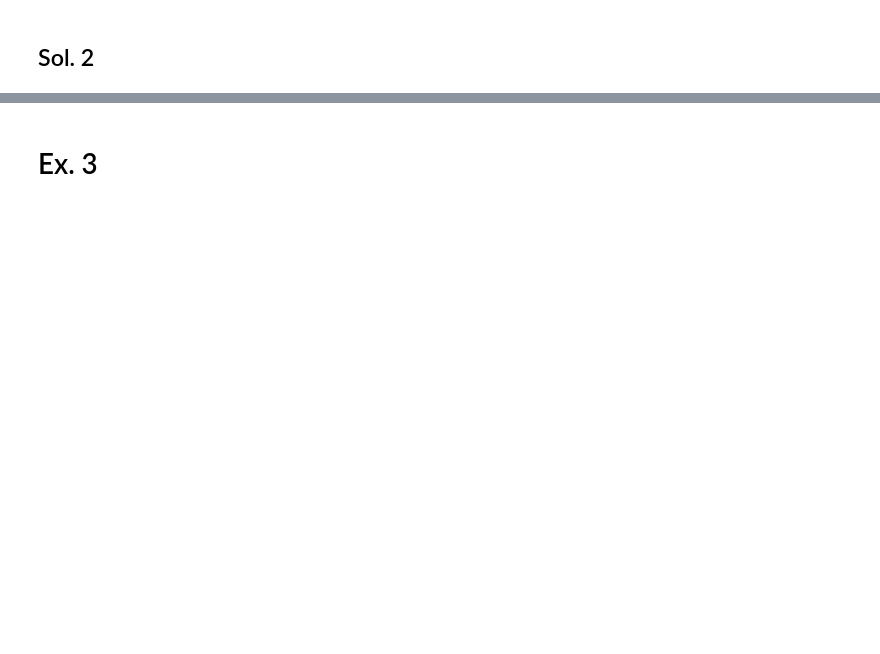
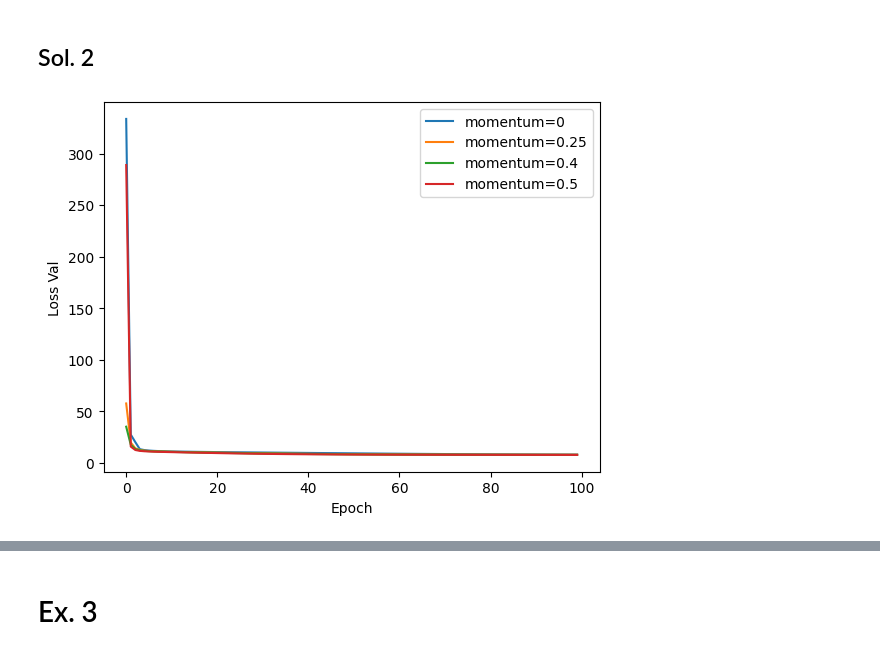
Before and after one commit to albert-santos01/DeepLearning, a Jupyter notebook: P1/P1-Questions.ipynb, the cells around one changed output, grey strips where cells are left out. Saved outputs shown, nothing was run; the diff lists cells and outputs as text; code cells hidden in the pictures; blank space fills up the shorter version.

```diff
--- a/P1/P1-Questions.ipynb
+++ b/P1/P1-Questions.ipynb
@@ -28,0 +246,36 @@ Steps :
+# %%
+# Same training procedure than befor but using the optimizer class
+def train_woptimizer(NN, X, y,epoch = 1,optim = None, verbose = True):
+    list_loss = []
+
+    for i in range(epoch):
+        #Compute derivative with respect to W and W2 for a given X and y:
+        yHat = NN.forward(X)
+
+        gradW1,gradW2 = NN.backward(X,yHat,y)
+        '''#now update the weight using gradient descent and the optimizer class
+        NN.W1 -= gradW1 * lr
+        NN.W2 -= gradW2 * lr'''
+        NN.W1, NN.W2 = optim.step([NN.W1,NN.W2],[gradW1,gradW2])
+
+        if i%100 == 0 :
+            loss = NN.loss(yHat,y)
+            list_loss.append(loss)
+            if verbose: print('Loss {}={}'.format(i,loss))
+
+    return list_loss
+# %%
+mom_list = [0, 0.25, 0.4, 0.5]
+models = []
+for i, mom in enumerate(mom_list):
+    NN_mom = MLP(inputNode=2, hiddenNode=128)
+    optimizer = OptimMom(learning_rate=0.01, weight_list=[NN_mom.W1, NN_mom.W2], momentum=mom)
+    list_loss = train_woptimizer(NN_mom, x, y, epoch=10000, optim=optimizer, verbose=False)
+    models.append(NN_mom)
+    plt.plot(list_loss, label=f'momentum={mom}')
+    plt.legend()
+    plt.xlabel('Epoch')
+    plt.ylabel('Loss Val')
+    del NN_mom
+# %% [output]
+[figure, added]
```
Also changed, not shown: parts of 22 cells of this notebook.
